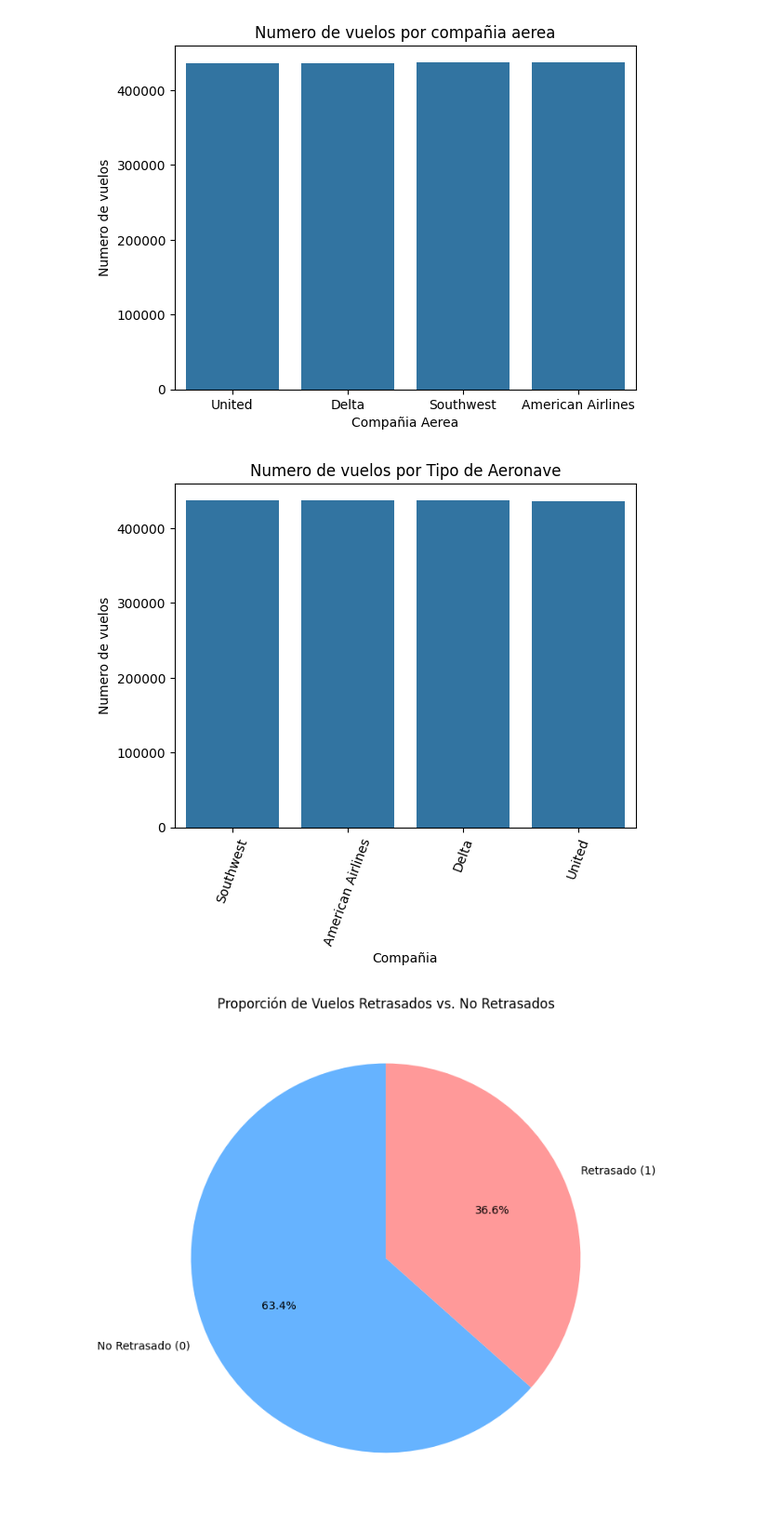
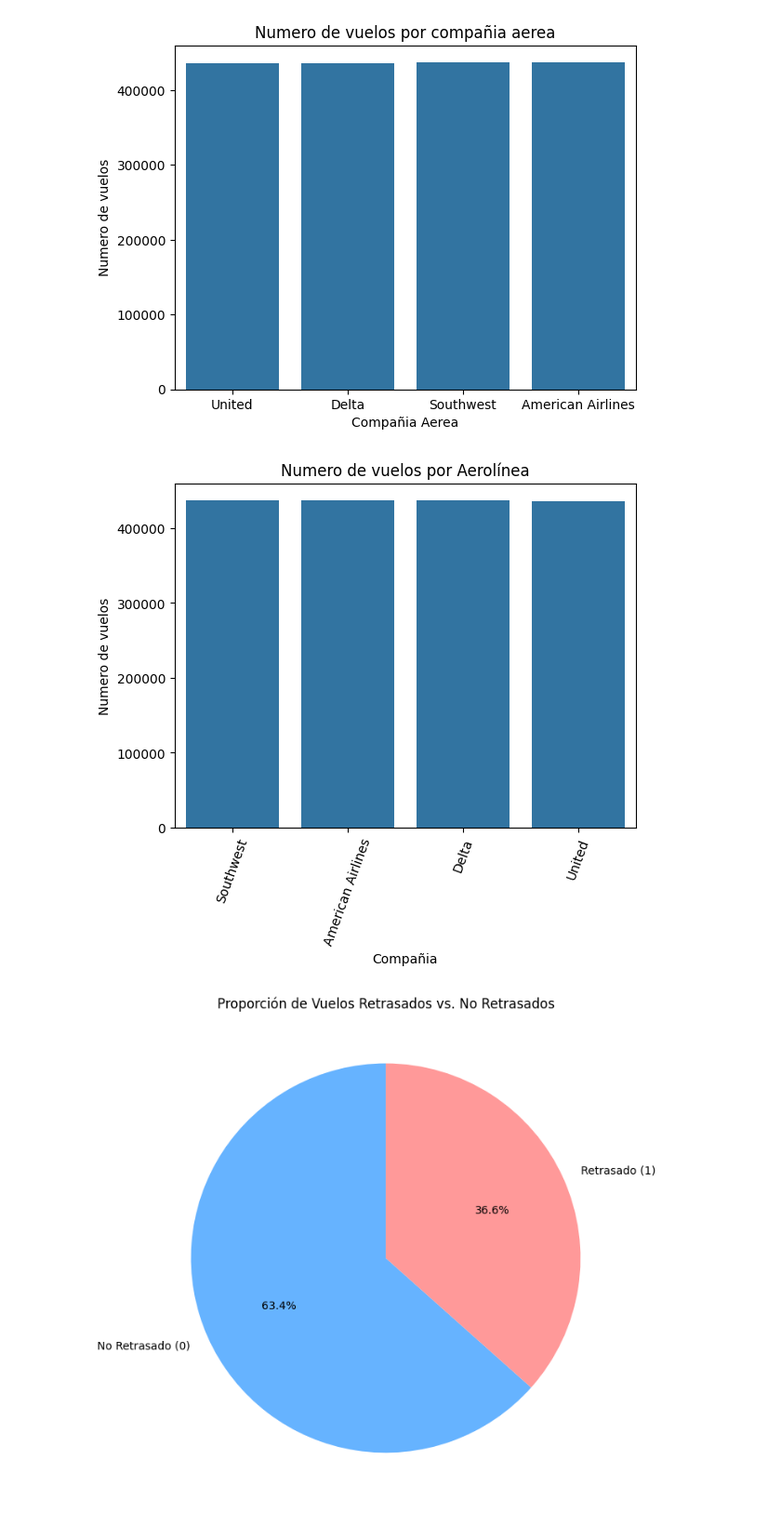
Before and after one commit to Ivan8Garcia/Proyecto_NoCountry, a Jupyter notebook: Vuelos.ipynb, the cells around one changed output. Shown at 93% size. Drawn from its saved outputs; the diff is of its cells as text; code cells hidden in the pictures.

```diff
--- a/Vuelos.ipynb
+++ b/Vuelos.ipynb
@@ -190,6 +190,9 @@ datos.head()
 | 2 | Southwest | DFW | SFO | Domingo | 2024-09-01 | 16:53:00 | 14 | 0 |
 | 3 | Delta | ORD | BOS | Domingo | 2024-09-01 | 14:44:00 | -10 | 0 |
 | 4 | Delta | LAX | SEA | Domingo | 2024-09-01 | 01:51:00 | 24 | 1 |
+# %%
+datos.drop("Fecha",axis=1,inplace=True)
+datos.drop("Dia_semana",axis=1,inplace=True)
 # %%
 datos.info()
 # %% [output]
@@ -278,13 +277,13 @@ plt.show()
 # %%
 order=datos["Aerolínea"].value_counts().index
 sns.countplot(data=datos,x="Aerolínea",order=order)
-plt.title("Numero de vuelos por Tipo de Aeronave")
+plt.title("Numero de vuelos por Aerolínea")
 plt.xticks(rotation=70)
 plt.xlabel("Compañia")
 plt.ylabel("Numero de vuelos")
 plt.show()
 # %% [output]
-[figure, old version]
+[figure, new version]
 # %%
 delay_counts = datos['Retrasado'].value_counts(normalize=True)
 
```
Also changed, not shown: parts of 17 cells of this notebook.
